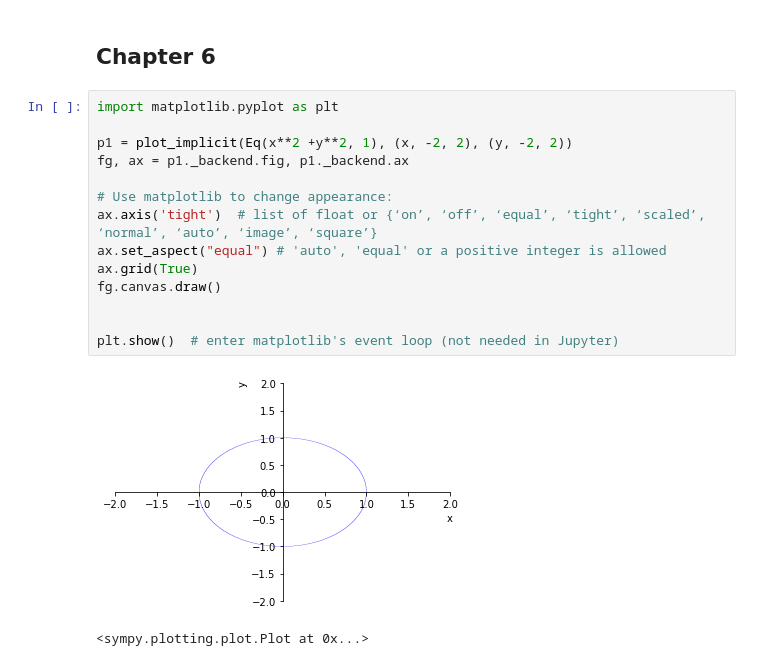
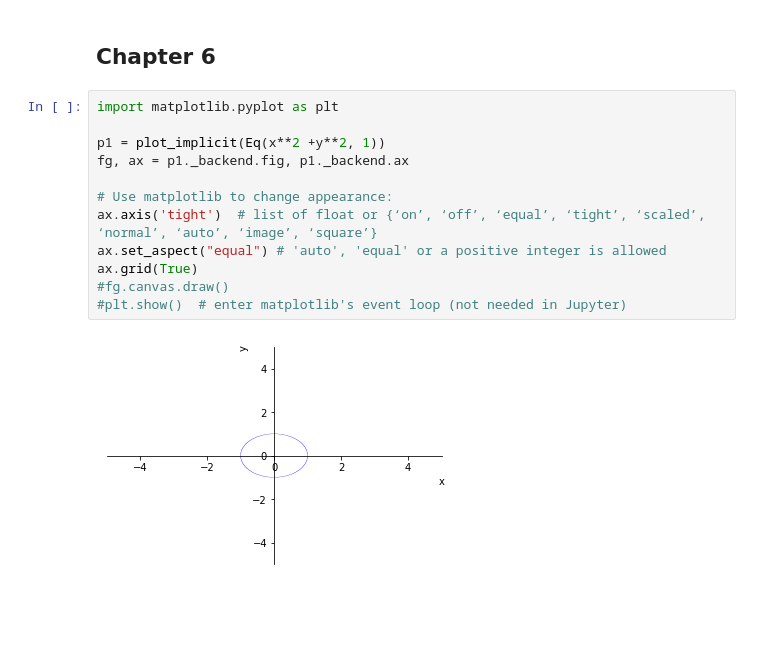
Before and after one commit to xdanger/notebooks, a Jupyter notebook: Mathematics/Essence of Caculus.ipynb, the cells around one changed output. Drawn from its saved outputs; the diff is of its cells as text; blank space fills up the shorter version.

```diff
--- a/Mathematics/Essence of Caculus.ipynb
+++ b/Mathematics/Essence of Caculus.ipynb
@@ -252,17 +252,14 @@ dt = 0.000000001
 # %%
 import matplotlib.pyplot as plt
 
-p1 = plot_implicit(Eq(x**2 +y**2, 1), (x, -2, 2), (y, -2, 2))
+p1 = plot_implicit(Eq(x**2 +y**2, 1))
 fg, ax = p1._backend.fig, p1._backend.ax
 
 # Use matplotlib to change appearance:
 ax.axis('tight')  # list of float or {‘on’, ‘off’, ‘equal’, ‘tight’, ‘scaled’, ‘normal’, ‘auto’, ‘image’, ‘square’}
 ax.set_aspect("equal") # 'auto', 'equal' or a positive integer is allowed
 ax.grid(True)
-fg.canvas.draw()
-
-
-plt.show()  # enter matplotlib's event loop (not needed in Jupyter)
+#fg.canvas.draw()
+#plt.show()  # enter matplotlib's event loop (not needed in Jupyter)
 # %% [output]
-[figure, old version]
+[figure, new version]
-<sympy.plotting.plot.Plot at 0x...>
```
